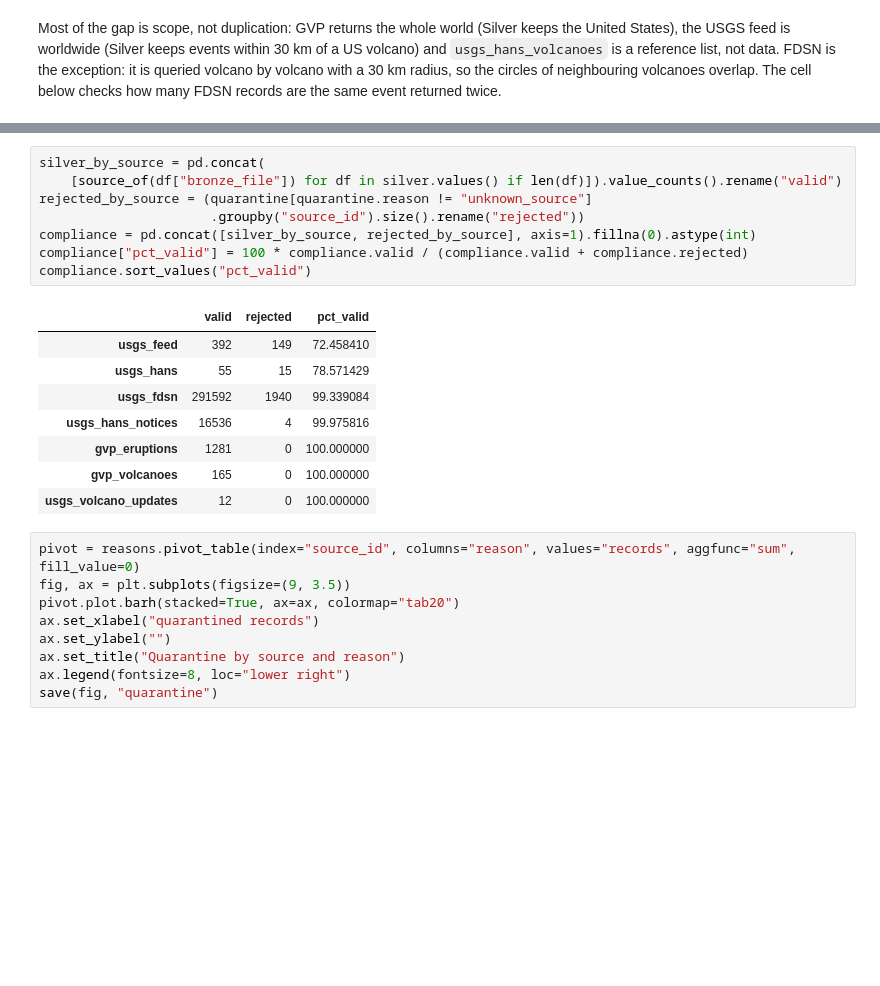
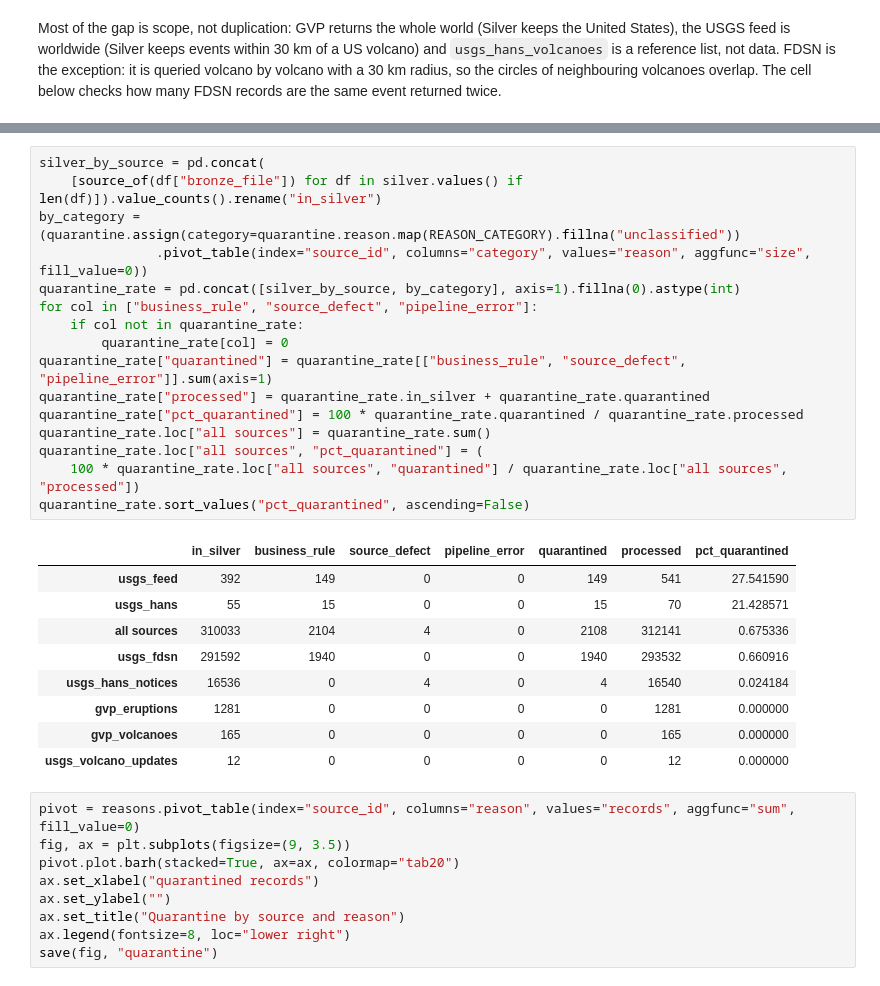
Before and after one commit to jhonatanvj/Proyecto_Analisis_De_Datos, a Jupyter notebook: notebooks/03_data_quality_findings.ipynb, the cells around one changed output, grey strips where cells are left out. Cells and saved outputs as stored; diff of their text form; blank space fills up the shorter version.

```diff
--- a/notebooks/03_data_quality_findings.ipynb
+++ b/notebooks/03_data_quality_findings.ipynb
@@ -363,20 +460,29 @@ reasons
-# %%
-silver_by_source = pd.concat(
-    [source_of(df["bronze_file"]) for df in silver.values() if len(df)]).value_counts().rename("valid")
-rejected_by_source = (quarantine[quarantine.reason != "unknown_source"]
-                      .groupby("source_id").size().rename("rejected"))
-compliance = pd.concat([silver_by_source, rejected_by_source], axis=1).fillna(0).astype(int)
-compliance["pct_valid"] = 100 * compliance.valid / (compliance.valid + compliance.rejected)
-compliance.sort_values("pct_valid")
-# %% [output]
-|  | valid | rejected | pct_valid |
-| usgs_feed | 392 | 149 | 72.458410 |
-| usgs_hans | 55 | 15 | 78.571429 |
-| usgs_fdsn | 291592 | 1940 | 99.339084 |
-| usgs_hans_notices | 16536 | 4 | 99.975816 |
-| gvp_eruptions | 1281 | 0 | 100.000000 |
-| gvp_volcanoes | 165 | 0 | 100.000000 |
-| usgs_volcano_updates | 12 | 0 | 100.000000 |
+# %%
+silver_by_source = pd.concat(
+    [source_of(df["bronze_file"]) for df in silver.values() if len(df)]).value_counts().rename("in_silver")
+by_category = (quarantine.assign(category=quarantine.reason.map(REASON_CATEGORY).fillna("unclassified"))
+               .pivot_table(index="source_id", columns="category", values="reason", aggfunc="size", fill_value=0))
+quarantine_rate = pd.concat([silver_by_source, by_category], axis=1).fillna(0).astype(int)
+for col in ["business_rule", "source_defect", "pipeline_error"]:
+    if col not in quarantine_rate:
+        quarantine_rate[col] = 0
+quarantine_rate["quarantined"] = quarantine_rate[["business_rule", "source_defect", "pipeline_error"]].sum(axis=1)
+quarantine_rate["processed"] = quarantine_rate.in_silver + quarantine_rate.quarantined
+quarantine_rate["pct_quarantined"] = 100 * quarantine_rate.quarantined / quarantine_rate.processed
+quarantine_rate.loc["all sources"] = quarantine_rate.sum()
+quarantine_rate.loc["all sources", "pct_quarantined"] = (
+    100 * quarantine_rate.loc["all sources", "quarantined"] / quarantine_rate.loc["all sources", "processed"])
+quarantine_rate.sort_values("pct_quarantined", ascending=False)
+# %% [output]
+|  | in_silver | business_rule | source_defect | pipeline_error | quarantined | processed | pct_quarantined |
+| usgs_feed | 392 | 149 | 0 | 0 | 149 | 541 | 27.541590 |
+| usgs_hans | 55 | 15 | 0 | 0 | 15 | 70 | 21.428571 |
+| all sources | 310033 | 2104 | 4 | 0 | 2108 | 312141 | 0.675336 |
+| usgs_fdsn | 291592 | 1940 | 0 | 0 | 1940 | 293532 | 0.660916 |
+| usgs_hans_notices | 16536 | 0 | 4 | 0 | 4 | 16540 | 0.024184 |
+| gvp_eruptions | 1281 | 0 | 0 | 0 | 0 | 1281 | 0.000000 |
+| gvp_volcanoes | 165 | 0 | 0 | 0 | 0 | 165 | 0.000000 |
+| usgs_volcano_updates | 12 | 0 | 0 | 0 | 0 | 12 | 0.000000 |
 # %%
 pivot = reasons.pivot_table(index="source_id", columns="reason", values="records", aggfunc="sum", fill_value=0)
 fig, ax = plt.subplots(figsize=(9, 3.5))
```
Also changed, not shown: parts of 24 cells of this notebook, 1 other file.
